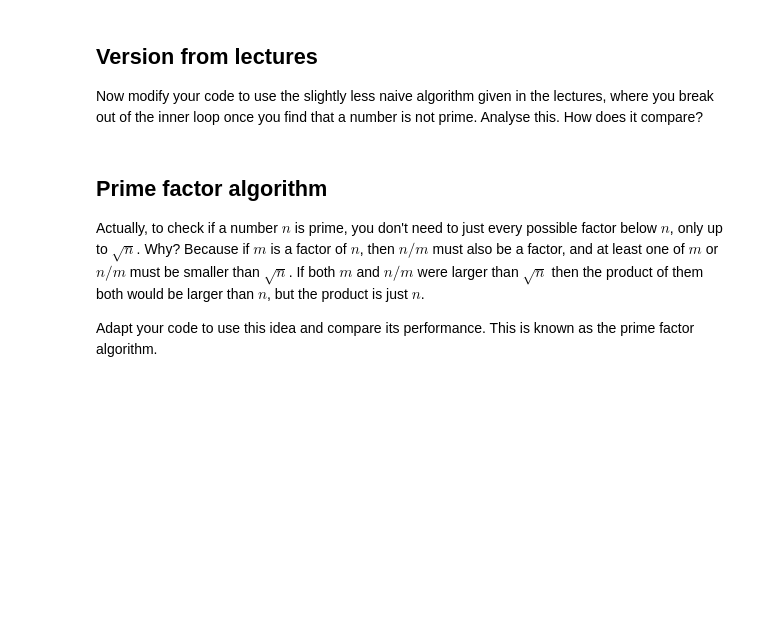
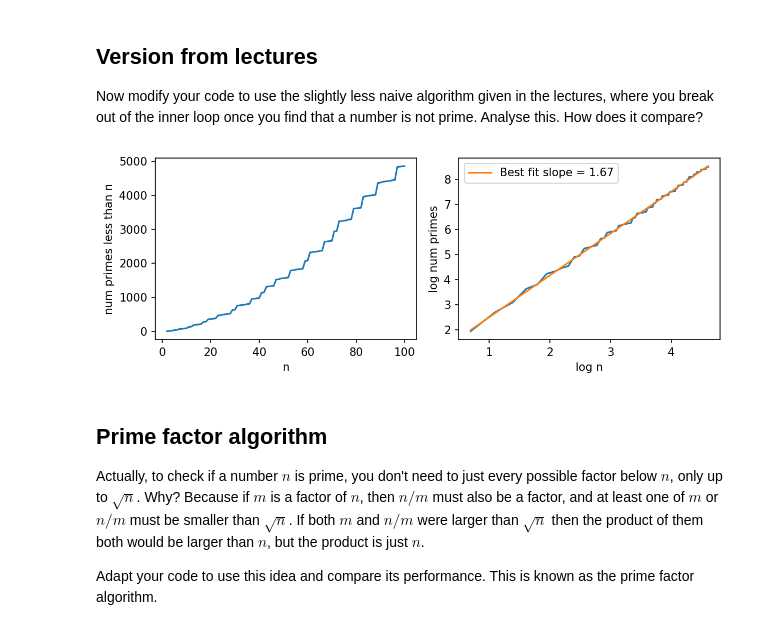
Before and after one commit to adil-shah05/discreteMafs, a Jupyter notebook: week-2-class.ipynb, the cells around one changed output. Saved outputs shown, nothing was run; the diff lists cells and outputs as text; code cells hidden in the pictures; blank space fills up the shorter version.

```diff
--- a/week-2-class.ipynb
+++ b/week-2-class.ipynb
@@ -144,6 +148,38 @@ plot(2)
 ## Version from lectures
 
 Now modify your code to use the slightly less naive algorithm given in the lectures, where you break out of the inner loop once you find that a number is not prime. Analyse this. How does it compare?
+# %%
+def primes_less_than3(n):
+    global opCount
+    opCount = 0
+
+    def is_prime(num):
+        global opCount
+        opCount += 1  # if num==1 comparison
+        if num == 1:
+            return False
+
+        for j in range(2, num):
+            opCount += 2  # increment j and compare to num
+            opCount += 2  # n%j==0 check
+            if num % j == 0:
+                return False
+
+        return True
+
+    c = 0
+
+    for j in range(1, n+1):
+        opCount += 2  # increment j and compare to n+1
+        if is_prime(j):
+            c = c + 1
+            opCount += 1  # c = c+1
+
+    return c, opCount
+
+plot(3)
+# %% [output]
+[figure, added]
 # %% [markdown]
 ## Prime factor algorithm
 
```
Also changed, not shown: parts of 3 cells of this notebook.
